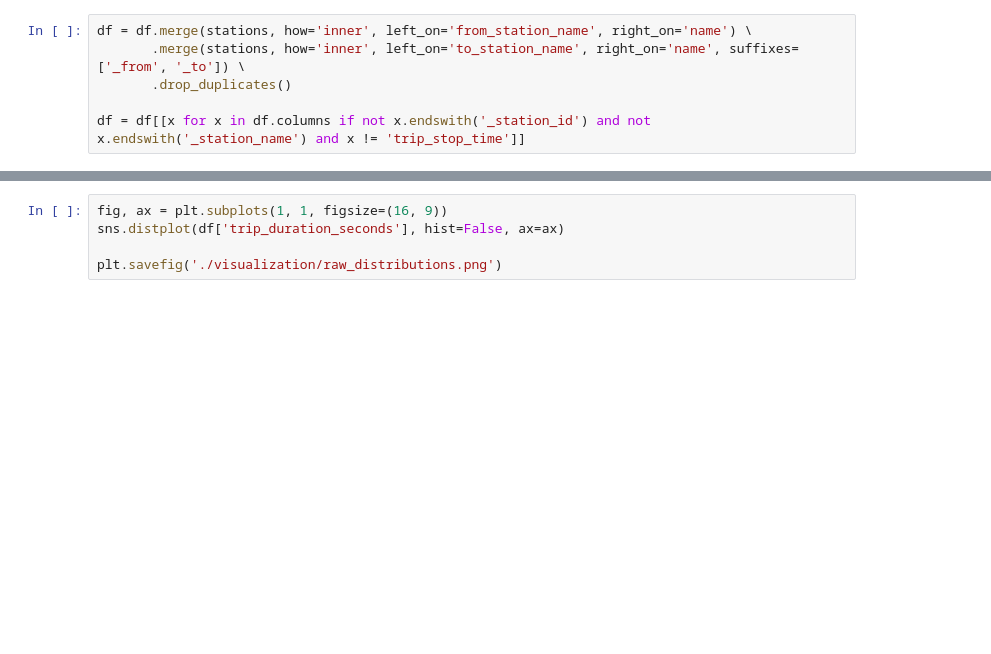
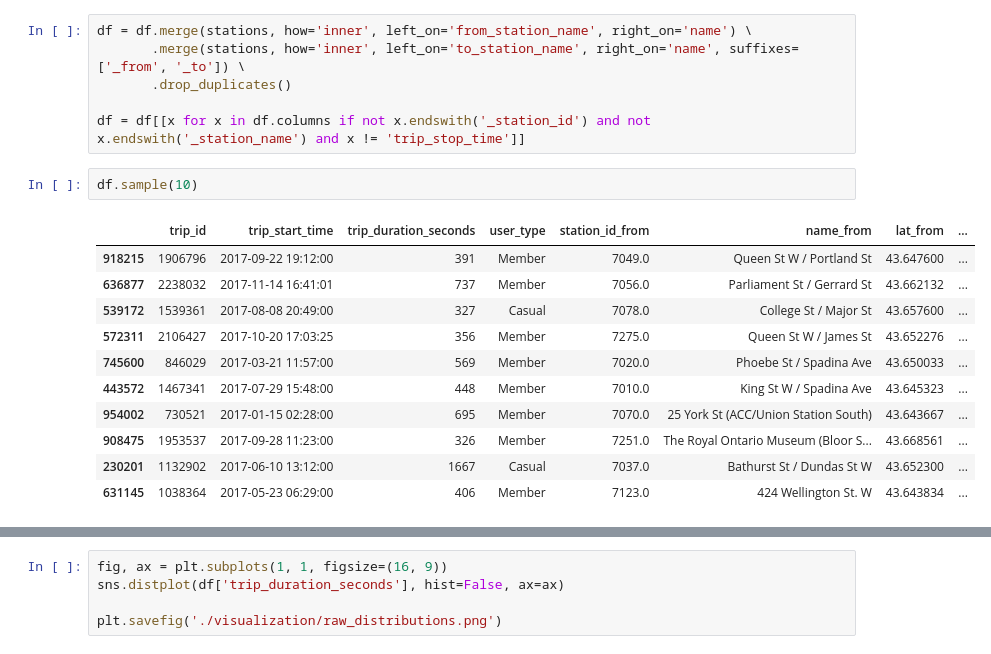
Before and after one commit to open-data-toronto/story-bike-share-ridership, a Jupyter notebook: clean_data.ipynb, the cells around one changed output, grey strips where cells are left out. Cells and saved outputs as stored; diff of their text form; blank space fills up the shorter version.

Commit message:
Updated notebook to include samples of data

```diff
--- a/clean_data.ipynb
+++ b/clean_data.ipynb
@@ -86,3 +129,17 @@ df = df.merge(stations, how='inner', left_on='from_station_name', right_on='name
        .drop_duplicates()
 
 df = df[[x for x in df.columns if not x.endswith('_station_id') and not x.endswith('_station_name') and x != 'trip_stop_time']]
+# %%
+df.sample(10)
+# %% [output]
+|  | trip_id | trip_start_time | trip_duration_seconds | user_type | station_id_from | name_from | lat_from | ... |
+| 918215 | 1906796 | 2017-09-22 19:12:00 | 391 | Member | 7049.0 | Queen St W / Portland St | 43.647600 | ... |
+| 636877 | 2238032 | 2017-11-14 16:41:01 | 737 | Member | 7056.0 | Parliament St / Gerrard St | 43.662132 | ... |
+| 539172 | 1539361 | 2017-08-08 20:49:00 | 327 | Casual | 7078.0 | College St / Major St | 43.657600 | ... |
+| 572311 | 2106427 | 2017-10-20 17:03:25 | 356 | Member | 7275.0 | Queen St W / James St | 43.652276 | ... |
+| 745600 | 846029 | 2017-03-21 11:57:00 | 569 | Member | 7020.0 | Phoebe St / Spadina Ave | 43.650033 | ... |
+| 443572 | 1467341 | 2017-07-29 15:48:00 | 448 | Member | 7010.0 | King St W / Spadina Ave | 43.645323 | ... |
+| 954002 | 730521 | 2017-01-15 02:28:00 | 695 | Member | 7070.0 | 25 York St (ACC/Union Station South) | 43.643667 | ... |
+| 908475 | 1953537 | 2017-09-28 11:23:00 | 326 | Member | 7251.0 | The Royal Ontario Museum (Bloor S... | 43.668561 | ... |
+| 230201 | 1132902 | 2017-06-10 13:12:00 | 1667 | Casual | 7037.0 | Bathurst St / Dundas St W | 43.652300 | ... |
+| 631145 | 1038364 | 2017-05-23 06:29:00 | 406 | Member | 7123.0 | 424 Wellington St. W | 43.643834 | ... |
```
Also changed, not shown: parts of 9 cells of this notebook, 1 other file.
